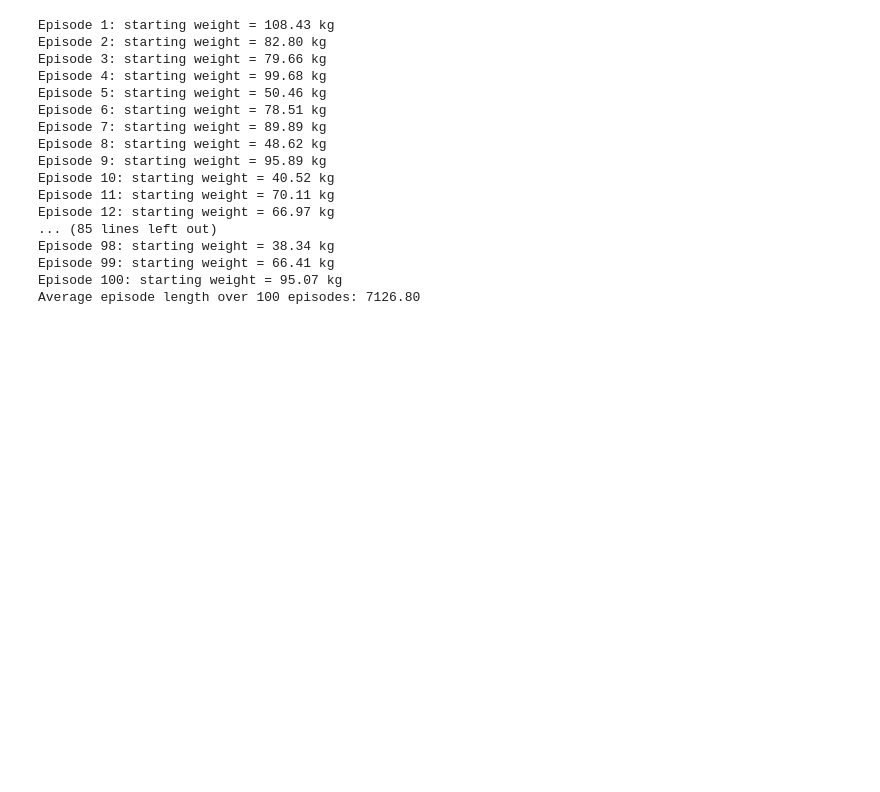
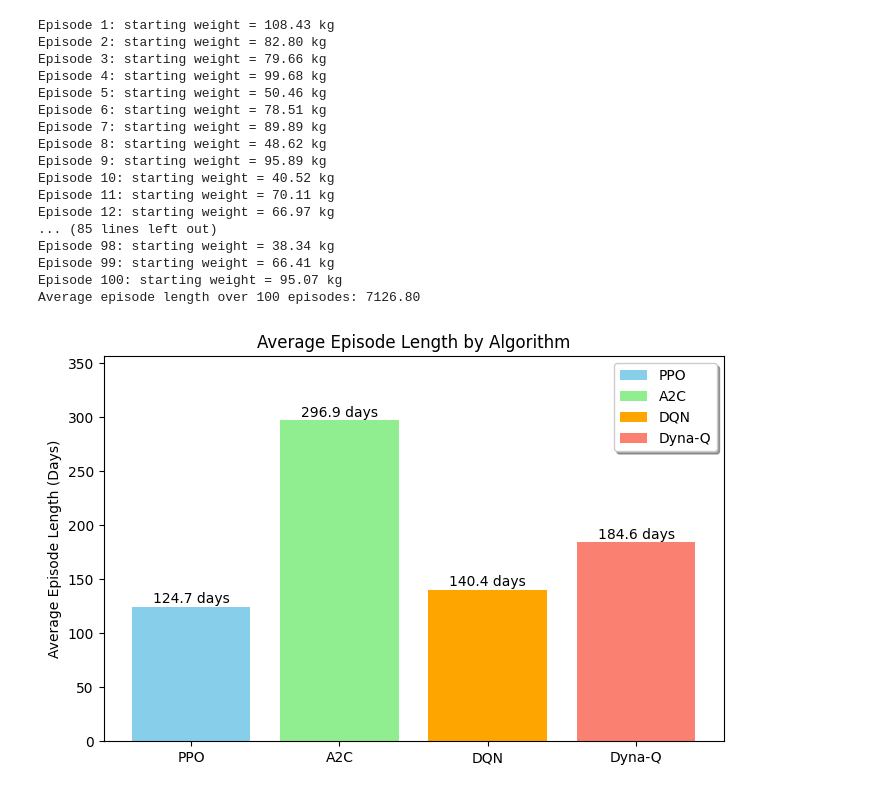
Before and after one commit to TSRay911/ml_assignment, a Jupyter notebook: training/evaluation.ipynb, the cells around one changed output. Cells and saved outputs as stored; diff of their text form; code cells hidden in the pictures; blank space fills up the shorter version.

Commit message:
added avg episode length

```diff
--- a/training/evaluation.ipynb
+++ b/training/evaluation.ipynb
@@ -577,3 +577,43 @@ Episode 98: starting weight = 38.34 kg
 Episode 99: starting weight = 66.41 kg
 Episode 100: starting weight = 95.07 kg
 Average episode length over 100 episodes: 7126.80
+# %%
+import matplotlib.pyplot as plt
+
+# Original data (episode length in hours)
+all_algo_episode_length = {
+    "PPO": 2991.84,
+    "A2C": 7126.80,
+    "DQN": 3369.84,
+    "Dyna-Q": 4430.88,
+}
+
+algorithms = list(all_algo_episode_length.keys())
+# Convert to days by dividing by 24
+avg_episode_days = [value / 24 for value in all_algo_episode_length.values()]
+colors = ['skyblue', 'lightgreen', 'orange', 'salmon']
+
+plt.figure(figsize=(8, 5))
+bars = plt.bar(algorithms, avg_episode_days, color=colors)
+
+plt.ylabel("Average Episode Length (Days)")
+plt.title("Average Episode Length by Algorithm")
+plt.ylim(0, max(avg_episode_days) * 1.2)  # Auto-scale y-axis
+
+# Add legend
+plt.legend(bars, algorithms, loc='upper right', frameon=True, shadow=True)
+
+# Annotate bars
+for bar in bars:
+    yval = bar.get_height()
+    plt.text(
+        bar.get_x() + bar.get_width() / 2,
+        yval + 0.2,  # little space above bar
+        f"{yval:.1f} days",
+        ha='center',
+        va='bottom',
+    )
+
+plt.show()
+# %% [output]
+[figure, added]
```
